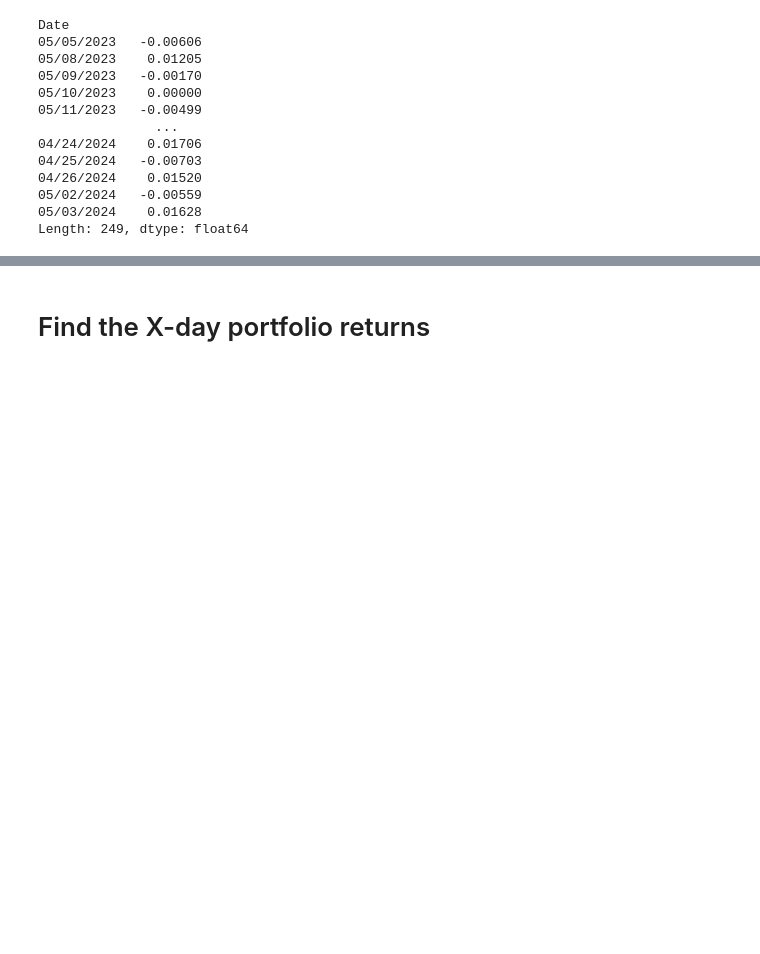
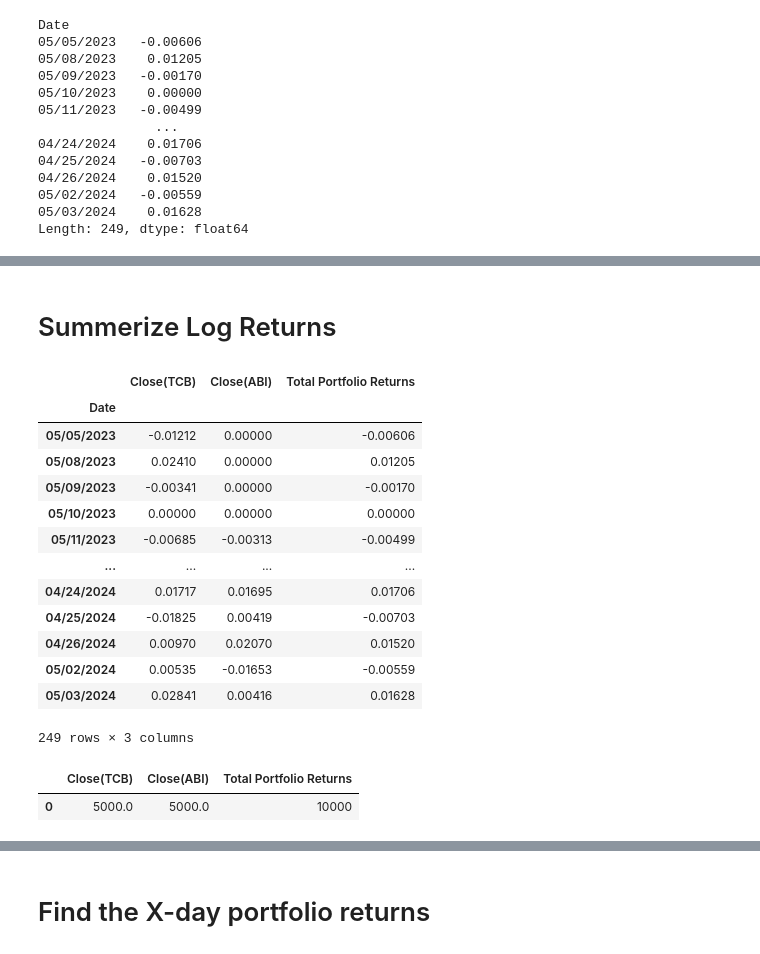
Before and after one commit to userlele78/Risk-Management-Project, a Jupyter notebook: Code/basic-historical-simulation-VaR(parametric).ipynb, the cells around one changed output, grey strips where cells are left out. Drawn from its saved outputs; the diff is of its cells as text; code cells hidden in the pictures; blank space fills up the shorter version.

Commit message:
add total portfolio parametric

```diff
--- a/Code/basic-historical-simulation-VaR(parametric).ipynb
+++ b/Code/basic-historical-simulation-VaR(parametric).ipynb
@@ -112,3 +117,7 @@ Date
 05/02/2024   -0.00559
 05/03/2024    0.01628
 Length: 249, dtype: float64
+# %%
+historical_returns_df = pd.DataFrame(historical_returns)
+historical_returns_df.rename(columns={0:'Total Portfolio Returns'},inplace=True)
+historical_returns_df
@@ -114,0 +139,28 @@ Length: 249, dtype: float64
+# %% [markdown]
+# Summerize Log Returns
+# %%
+# Calculate Percentages
+total_returns_percentage = log_returns.merge(historical_returns_df, how = 'inner', left_index = True, right_index = True)
+total_returns_percentage
+# %% [output]
+|  | Close(TCB) | Close(ABI) | Total Portfolio Returns |
+| Date |  |  |  |
+| 05/05/2023 | -0.01212 | 0.00000 | -0.00606 |
+| 05/08/2023 | 0.02410 | 0.00000 | 0.01205 |
+| 05/09/2023 | -0.00341 | 0.00000 | -0.00170 |
+| 05/10/2023 | 0.00000 | 0.00000 | 0.00000 |
+| 05/11/2023 | -0.00685 | -0.00313 | -0.00499 |
+| ... | ... | ... | ... |
+| 04/24/2024 | 0.01717 | 0.01695 | 0.01706 |
+| 04/25/2024 | -0.01825 | 0.00419 | -0.00703 |
+| 04/26/2024 | 0.00970 | 0.02070 | 0.01520 |
+| 05/02/2024 | 0.00535 | -0.01653 | -0.00559 |
+| 05/03/2024 | 0.02841 | 0.00416 | 0.01628 |
+249 rows × 3 columns
+# %%
+row_multiplier = portfolio_value + [total_portfolio_value]
+row_multiplier_df = pd.DataFrame([row_multiplier], columns=total_returns_percentage.columns)
+row_multiplier_df
+# %% [output]
+|  | Close(TCB) | Close(ABI) | Total Portfolio Returns |
+| 0 | 5000.0 | 5000.0 | 10000 |
```
Also changed, not shown: parts of 5 cells of this notebook.
